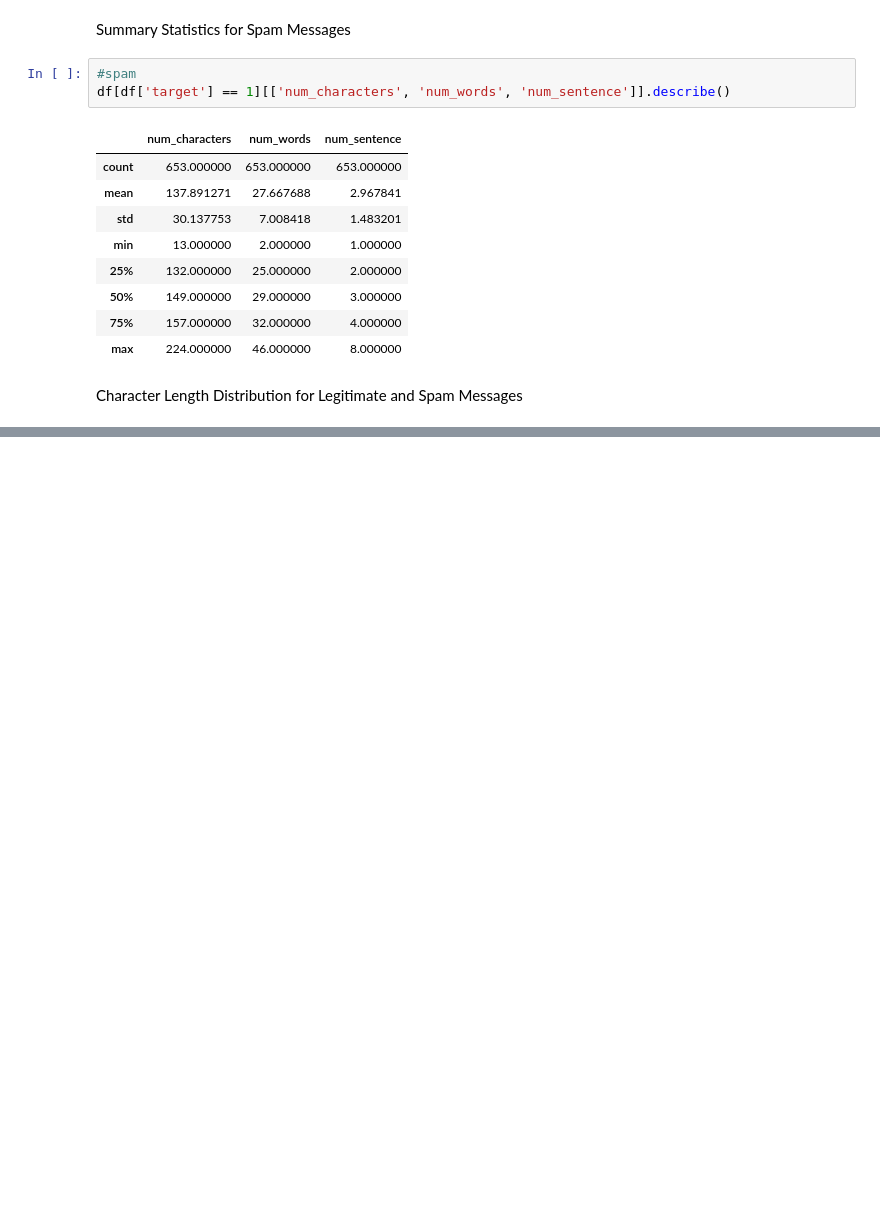
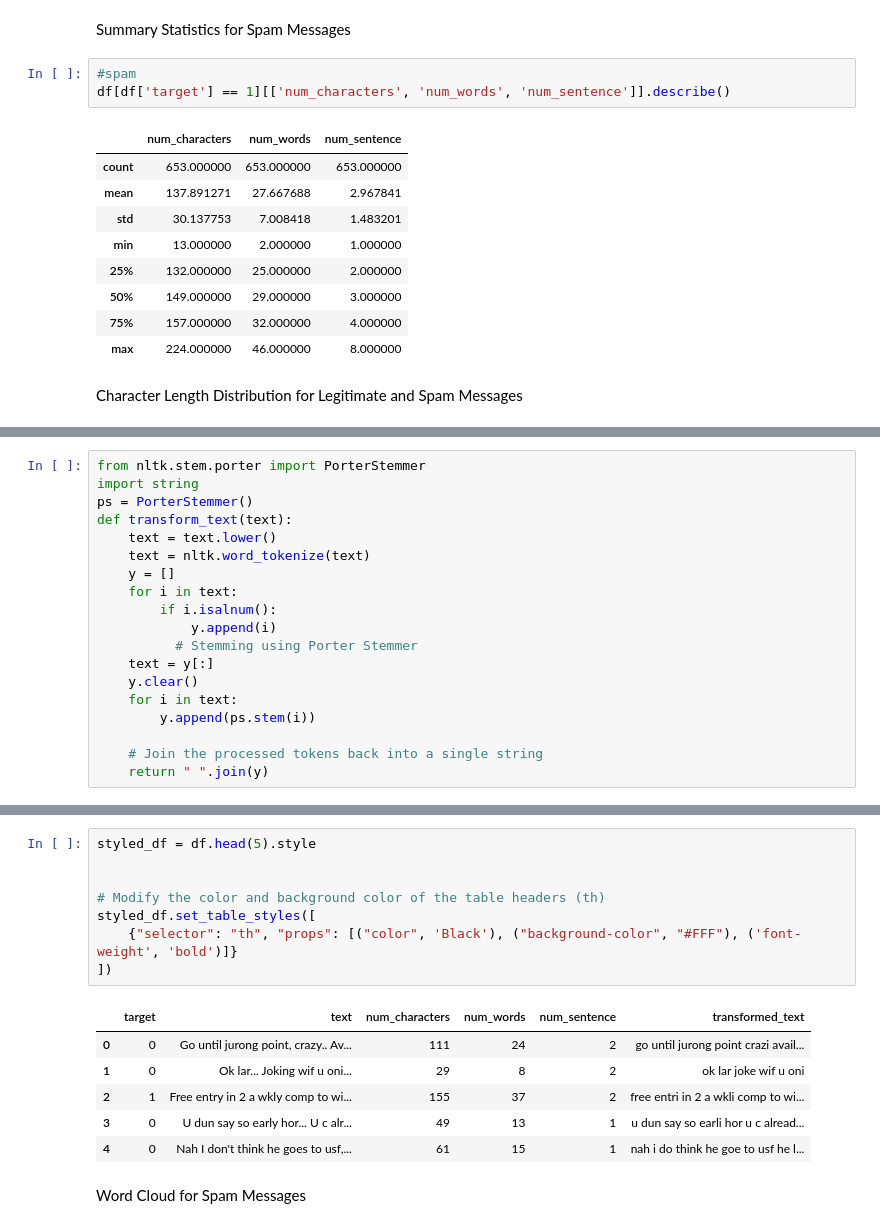
Before and after one commit to Deepakk200/Email-Spam-Detection, a Jupyter notebook: email_spam.ipynb, the cells around one changed output, grey strips where cells are left out. Cells and saved outputs as stored; diff of their text form; blank space fills up the shorter version.

```diff
--- a/email_spam.ipynb
+++ b/email_spam.ipynb
@@ -251,0 +309,19 @@ plt.show()
+# %%
+from nltk.stem.porter import PorterStemmer
+import string
+ps = PorterStemmer()
+def transform_text(text):
+    text = text.lower()
+    text = nltk.word_tokenize(text)
+    y = []
+    for i in text:
+        if i.isalnum():
+            y.append(i)
+          # Stemming using Porter Stemmer
+    text = y[:]
+    y.clear()
+    for i in text:
+        y.append(ps.stem(i))
+
+    # Join the processed tokens back into a single string
+    return " ".join(y)
@@ -251,0 +342,17 @@ plt.show()
+# %%
+styled_df = df.head(5).style
+
+
+# Modify the color and background color of the table headers (th)
+styled_df.set_table_styles([
+    {"selector": "th", "props": [("color", 'Black'), ("background-color", "#FFF"), ('font-weight', 'bold')]}
+])
+# %% [output]
+|  | target | text | num_characters | num_words | num_sentence | transformed_text |
+| 0 | 0 | Go until jurong point, crazy.. Av... | 111 | 24 | 2 | go until jurong point crazi avail... |
+| 1 | 0 | Ok lar... Joking wif u oni... | 29 | 8 | 2 | ok lar joke wif u oni |
+| 2 | 1 | Free entry in 2 a wkly comp to wi... | 155 | 37 | 2 | free entri in 2 a wkli comp to wi... |
+| 3 | 0 | U dun say so early hor... U c alr... | 49 | 13 | 1 | u dun say so earli hor u c alread... |
+| 4 | 0 | Nah I don't think he goes to usf,... | 61 | 15 | 1 | nah i do think he goe to usf he l... |
+# %% [markdown]
+ Word Cloud for Spam Messages
```
Also changed, not shown: parts of 12 cells of this notebook.
